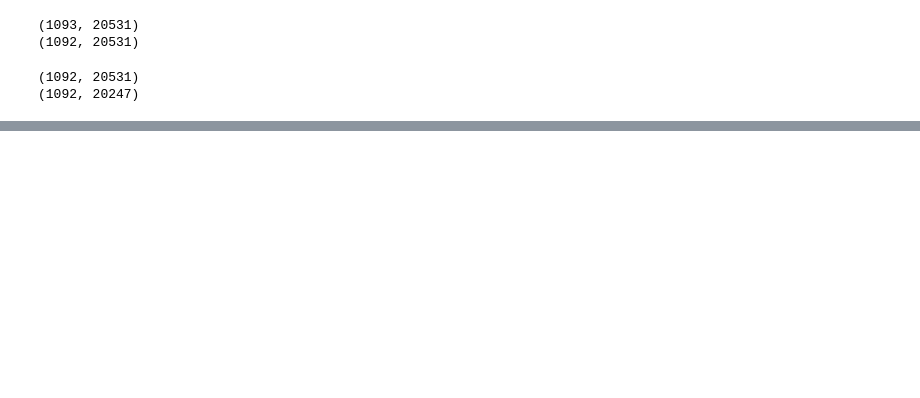
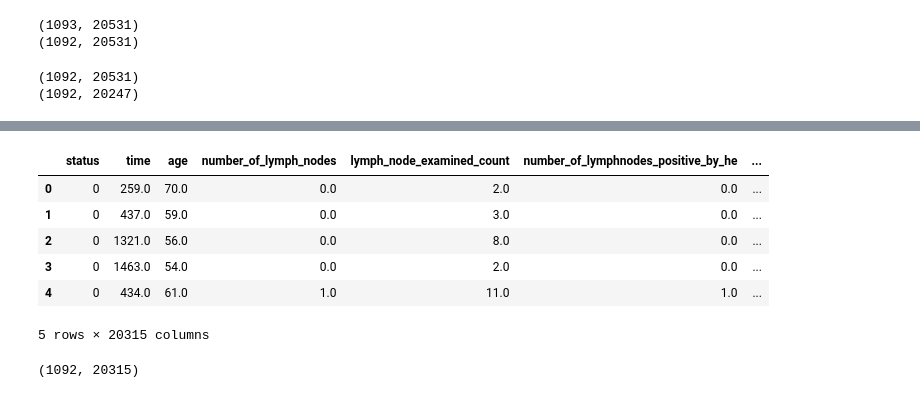
Before and after one commit to ZiyuWang1121/Investigating-machine-learning-methods-for-survival-prediction, a Jupyter notebook: Data_Preprocessing.ipynb, the cells around one changed output, grey strips where cells are left out. Drawn from its saved outputs; the diff is of its cells as text; code cells hidden in the pictures; blank space fills up the shorter version.

```diff
--- a/Data_Preprocessing.ipynb
+++ b/Data_Preprocessing.ipynb
@@ -315,0 +291,10 @@ new_merged_df_filtered_encoded
+# %%
+# update numerical features index
+numerical_features_idx = [idx for idx in range(merged_df_imputed.shape[1]) if idx not in categorical_features_idx][4:]
+# %%
+# Reorder data frame
+y = merged_df_imputed.iloc[:,2:4]
+categorical_df = merged_df_imputed.iloc[:, categorical_features_idx]
+numerical_df = merged_df_imputed.iloc[:, numerical_features_idx]
+
+reordered_df = pd.concat([y, numerical_df, categorical_df], axis=1)
@@ -315,0 +305,2 @@ new_merged_df_filtered_encoded
+# %%
+categorical_start = reordered_df.columns.get_loc('pathologic_stage')
@@ -315,0 +341,18 @@ new_merged_df_filtered_encoded
+# %%
+from sksurv.column import encode_categorical
+# Dummy encoding, similar to one-hot encoding, but drops one category to avoid multicollinearity.
+encoded = encode_categorical(reordered_df, columns=reordered_df.iloc[:,categorical_start:].columns)
+# %%
+encoded.head()
+# %% [output]
+|  | status | time | age | number_of_lymph_nodes | lymph_node_examined_count | number_of_lymphnodes_positive_by_he | ... |
+| 0 | 0 | 259.0 | 70.0 | 0.0 | 2.0 | 0.0 | ... |
+| 1 | 0 | 437.0 | 59.0 | 0.0 | 3.0 | 0.0 | ... |
+| 2 | 0 | 1321.0 | 56.0 | 0.0 | 8.0 | 0.0 | ... |
+| 3 | 0 | 1463.0 | 54.0 | 0.0 | 2.0 | 0.0 | ... |
+| 4 | 0 | 434.0 | 61.0 | 1.0 | 11.0 | 1.0 | ... |
+5 rows × 20315 columns
+# %%
+encoded.shape
+# %% [output]
+(1092, 20315)
```
Also changed, not shown: parts of 25 cells of this notebook.
